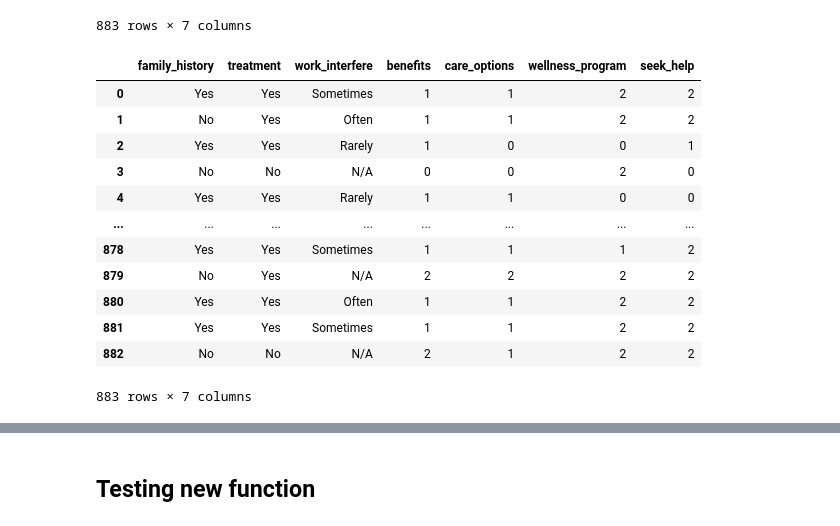
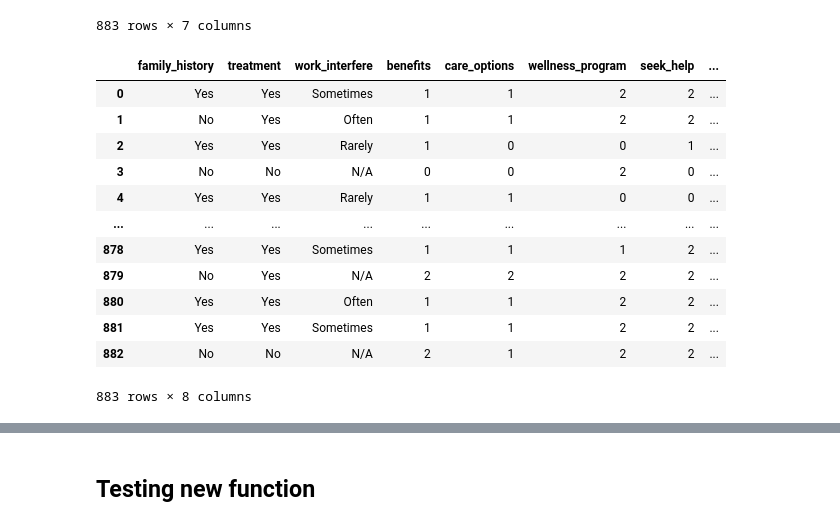
Before and after one commit to cltomiyama/MentalHealthSurvey_analysis, a Jupyter notebook: analysis/gale/analysispipeline_methodchain.ipynb, the cells around one changed output, grey strips where cells are left out. Saved outputs shown, nothing was run; the diff lists cells and outputs as text; code cells hidden in the pictures.

Commit message:
Added line to create condition column

```diff
--- a/analysis/gale/analysispipeline_methodchain.ipynb
+++ b/analysis/gale/analysispipeline_methodchain.ipynb
@@ -235,29 +255,30 @@ mh0
 | 882 | No | No | N/A | No | Yes | No | No |
 883 rows × 7 columns
 # %%
-# coding response options
+# coding response options and making a new column
 mh0 = (
     mh0.pipe(code_mcq, col='benefits')
     .pipe(code_mcq, col='care_options')
     .pipe(code_mcq, col='wellness_program')
     .pipe(code_mcq, col='seek_help')
+    .assign(condition = np.where(mh0['work_interfere'] != 'N/A', 'Yes', 'No'))
       )
 
 mh0
 # %% [output]
-|  | family_history | treatment | work_interfere | benefits | care_options | wellness_program | seek_help |
-| 0 | Yes | Yes | Sometimes | 1 | 1 | 2 | 2 |
-| 1 | No | Yes | Often | 1 | 1 | 2 | 2 |
-| 2 | Yes | Yes | Rarely | 1 | 0 | 0 | 1 |
-| 3 | No | No | N/A | 0 | 0 | 2 | 0 |
-| 4 | Yes | Yes | Rarely | 1 | 1 | 0 | 0 |
-| ... | ... | ... | ... | ... | ... | ... | ... |
-| 878 | Yes | Yes | Sometimes | 1 | 1 | 1 | 2 |
-| 879 | No | Yes | N/A | 2 | 2 | 2 | 2 |
-| 880 | Yes | Yes | Often | 1 | 1 | 2 | 2 |
-| 881 | Yes | Yes | Sometimes | 1 | 1 | 2 | 2 |
-| 882 | No | No | N/A | 2 | 1 | 2 | 2 |
+|  | family_history | treatment | work_interfere | benefits | care_options | wellness_program | seek_help | ... |
+| 0 | Yes | Yes | Sometimes | 1 | 1 | 2 | 2 | ... |
+| 1 | No | Yes | Often | 1 | 1 | 2 | 2 | ... |
+| 2 | Yes | Yes | Rarely | 1 | 0 | 0 | 1 | ... |
+| 3 | No | No | N/A | 0 | 0 | 2 | 0 | ... |
+| 4 | Yes | Yes | Rarely | 1 | 1 | 0 | 0 | ... |
+| ... | ... | ... | ... | ... | ... | ... | ... | ... |
+| 878 | Yes | Yes | Sometimes | 1 | 1 | 1 | 2 | ... |
+| 879 | No | Yes | N/A | 2 | 2 | 2 | 2 | ... |
+| 880 | Yes | Yes | Often | 1 | 1 | 2 | 2 | ... |
+| 881 | Yes | Yes | Sometimes | 1 | 1 | 2 | 2 | ... |
+| 882 | No | No | N/A | 2 | 1 | 2 | 2 | ... |
-883 rows × 7 columns
+883 rows × 8 columns
 # %%
 def load_and_process(url_or_filepath):
 
```
Also changed, not shown: parts of 4 cells of this notebook, 1 other file.
